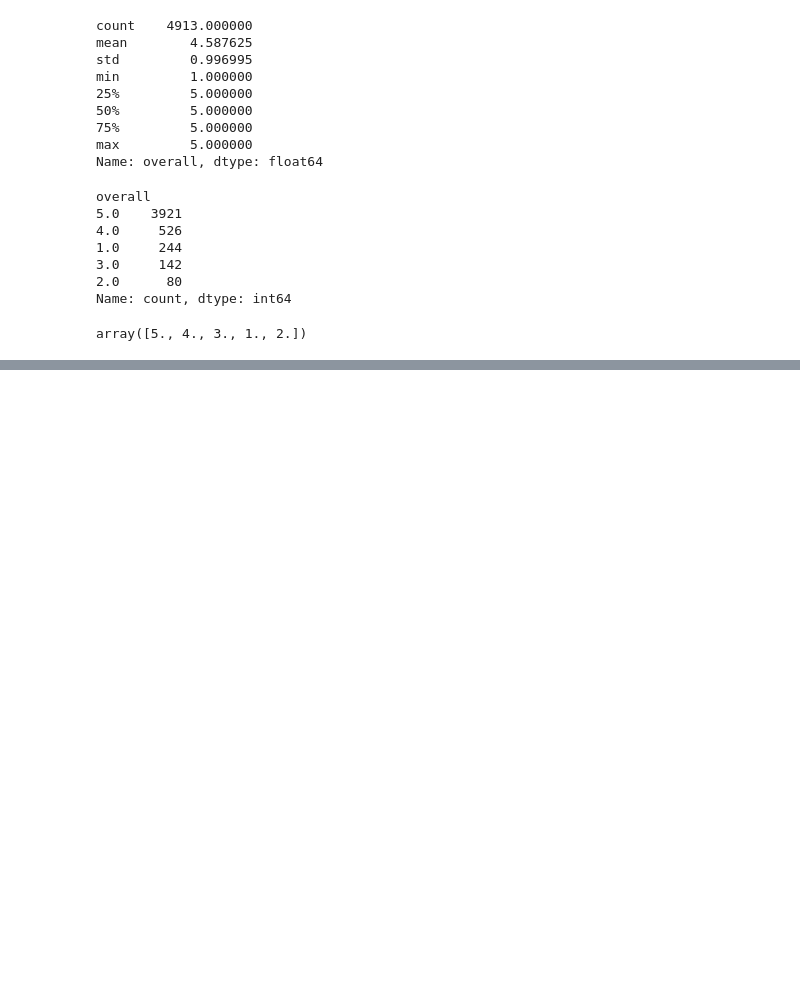
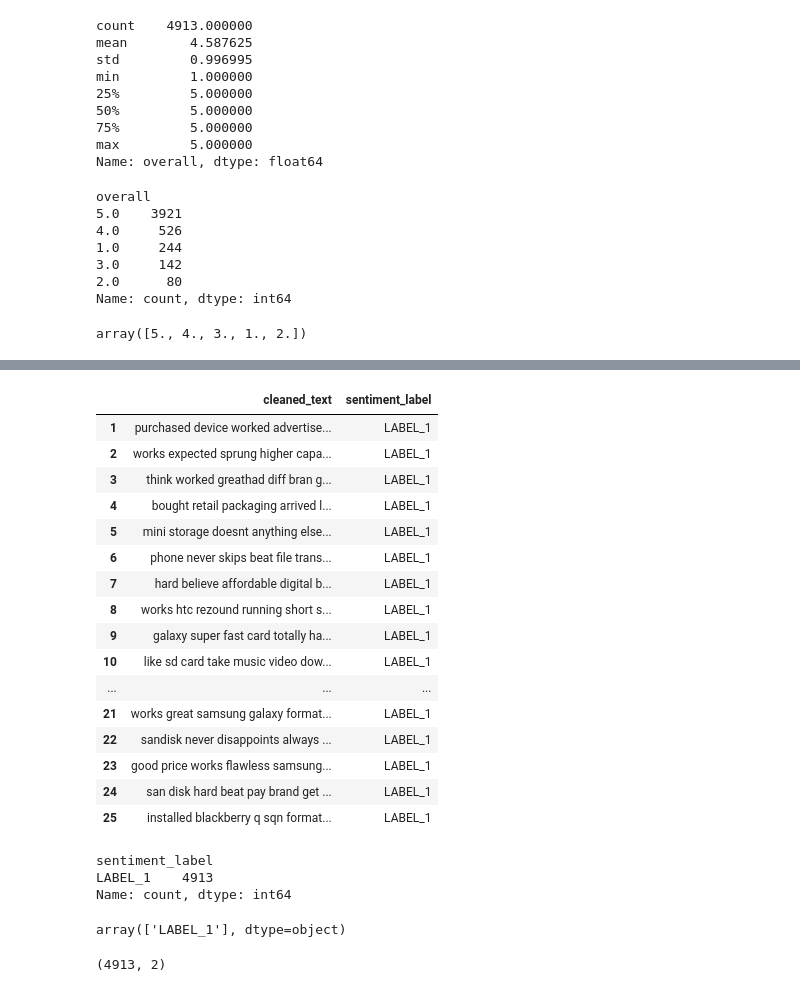
Before and after one commit to saiful247/Sentiment-Analysis-Web-Application-Amazon-Customer-Reviews, a Jupyter notebook: model/Sentiment_Analysis_Amazon.ipynb, the cells around one changed output, grey strips where cells are left out. Drawn from its saved outputs; the diff is of its cells as text; code cells hidden in the pictures; blank space fills up the shorter version.

```diff
--- a/model/Sentiment_Analysis_Amazon.ipynb
+++ b/model/Sentiment_Analysis_Amazon.ipynb
@@ -120,0 +269,2 @@ array([5., 4., 3., 1., 2.])
+# %%
+df4['sentiment_label']=df4.cleaned_text.apply(lambda x: sentiment_analyzer(x)[0]['label'])
@@ -120,0 +276,5 @@ array([5., 4., 3., 1., 2.])
+# %%
+sentiment_analyzer = pipeline(
+    "sentiment-analysis",
+    model="allenai/longformer-base-4096"
+)
@@ -120,0 +291,4 @@ array([5., 4., 3., 1., 2.])
+# %%
+df4['sentiment_label'] = df4['cleaned_text'].apply(
+    lambda x: sentiment_analyzer(x[:4096])[0]['label']
+)
@@ -120,0 +311,46 @@ array([5., 4., 3., 1., 2.])
+# %%
+from tqdm import tqdm
+
+# Process in batches
+batch_size = 64
+results = []
+for i in tqdm(range(0, len(df4), batch_size)):
+    batch_texts = df4['cleaned_text'][i:i + batch_size].tolist()
+    batch_results = [sentiment_analyzer(text[:4096])[0]['label'] for text in batch_texts]
+    results.extend(batch_results)
+
+df4['sentiment_label'] = results
+# %%
+df4.head(25)
+# %% [output]
+|  | cleaned_text | sentiment_label |
+| 1 | purchased device worked advertise... | LABEL_1 |
+| 2 | works expected sprung higher capa... | LABEL_1 |
+| 3 | think worked greathad diff bran g... | LABEL_1 |
+| 4 | bought retail packaging arrived l... | LABEL_1 |
+| 5 | mini storage doesnt anything else... | LABEL_1 |
+| 6 | phone never skips beat file trans... | LABEL_1 |
+| 7 | hard believe affordable digital b... | LABEL_1 |
+| 8 | works htc rezound running short s... | LABEL_1 |
+| 9 | galaxy super fast card totally ha... | LABEL_1 |
+| 10 | like sd card take music video dow... | LABEL_1 |
+| ... | ... | ... |
+| 21 | works great samsung galaxy format... | LABEL_1 |
+| 22 | sandisk never disappoints always ... | LABEL_1 |
+| 23 | good price works flawless samsung... | LABEL_1 |
+| 24 | san disk hard beat pay brand get ... | LABEL_1 |
+| 25 | installed blackberry q sqn format... | LABEL_1 |
+# %%
+df4.sentiment_label.value_counts()
+# %% [output]
+sentiment_label
+LABEL_1    4913
+Name: count, dtype: int64
+# %%
+df4.sentiment_label.unique()
+# %% [output]
+array(['LABEL_1'], dtype=object)
+# %%
+df4.shape
+# %% [output]
+(4913, 2)
```
Also changed, not shown: parts of 37 cells of this notebook.
